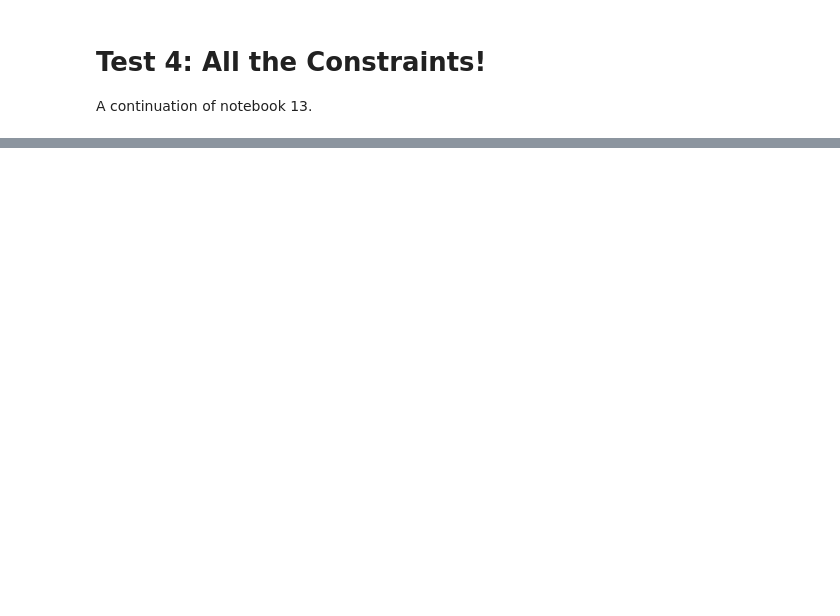
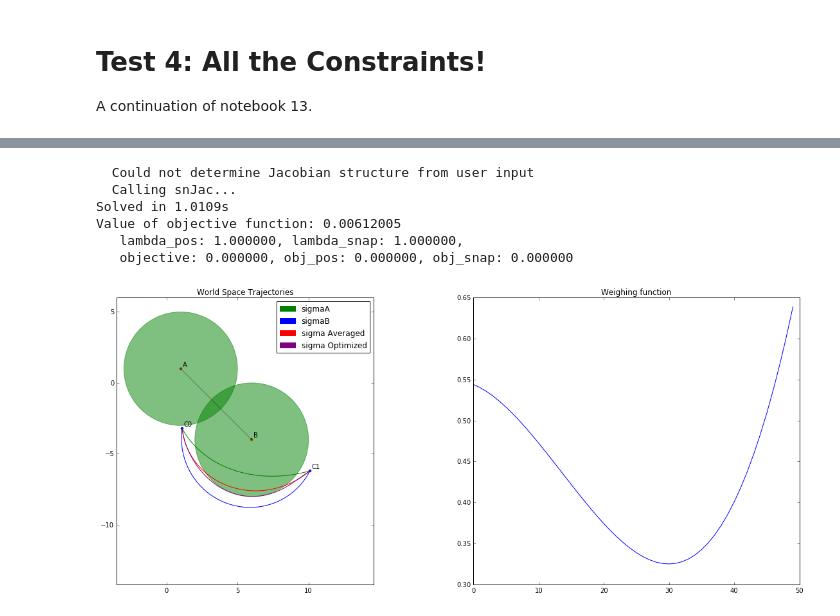
Before and after one commit to njoubert/spooky, a Jupyter notebook: experiments/ipython/15 - NJ - Optimizing all constraints and objectives of the blending function for two spherically interpolated trajectories.ipynb, the cells around one changed output, grey strips where cells are left out. Drawn from its saved outputs; the diff is of its cells as text; code cells hidden in the pictures; blank space fills up the shorter version.

```diff
--- a/experiments/ipython/15 - NJ - Optimizing all constraints and objectives of the blending function for two spherically interpolated trajectories.ipynb
+++ b/experiments/ipython/15 - NJ - Optimizing all constraints and objectives of the blending function for two spherically interpolated trajectories.ipynb
@@ -643,0 +660,16 @@ Value of objective function: 0.04217752
+# %%
+min_dist = 4                    # let's set a minimum distance of 1m
+personA  = np.array([1,1,0])     # person A position
+personB  = np.array([6,-4,0])     # person B position
+C0 = np.array([1.1,-3.2,0])  # Starting camera position is *outside* of PA_1
+C1 = np.array([10.1,-6.2,0])    # Ending camera position
+
+create_blended_trajectory(personA, personB, C0, C1, min_dist,real_optimizer)
+# %% [output]
+  Could not determine Jacobian structure from user input
+  Calling snJac...
+Solved in 1.0109s
+Value of objective function: 0.00612005
+   lambda_pos: 1.000000, lambda_snap: 1.000000,
+   objective: 0.000000, obj_pos: 0.000000, obj_snap: 0.000000
+[figure, added]
```
Also changed, not shown: parts of 9 cells of this notebook.
